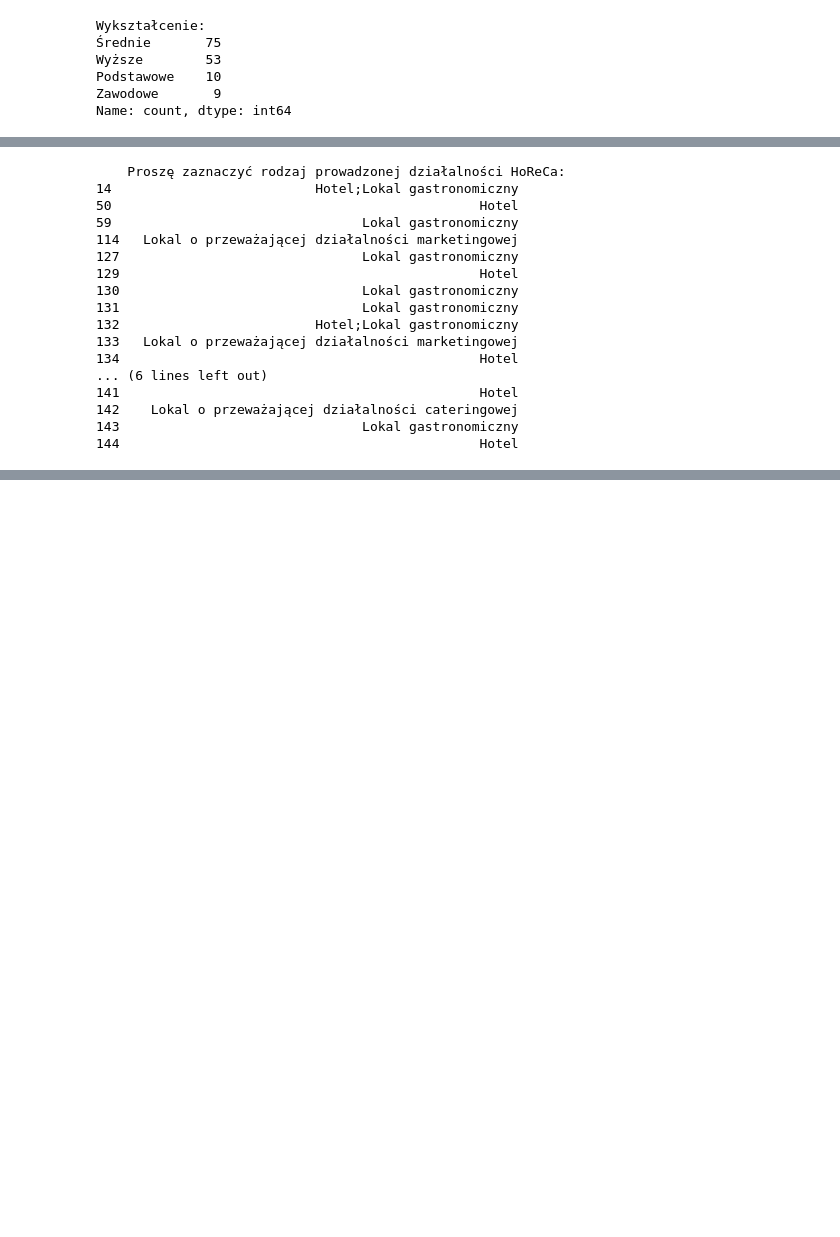
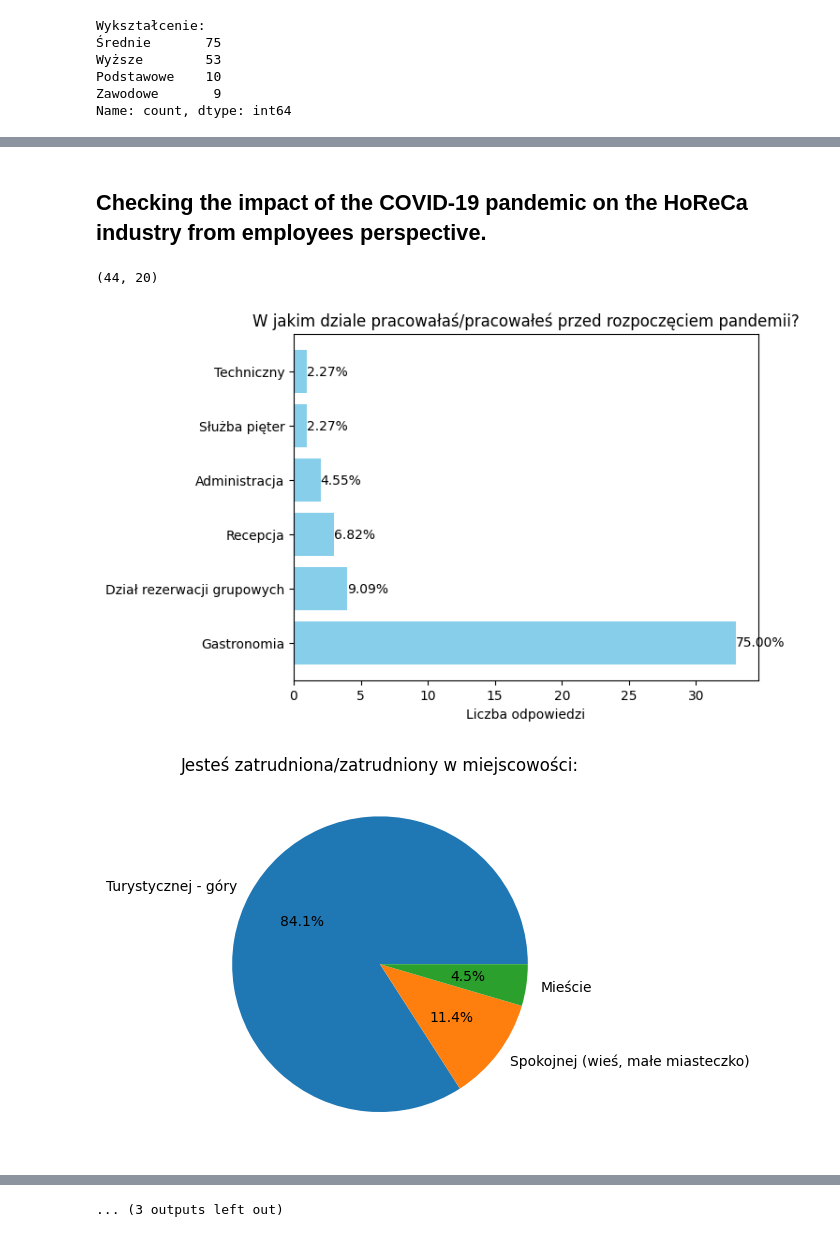
Before and after one commit to ohwhykate/Assessment-of-the-Effects-of-the-COVID-19-Pandemic-on-the-HoReCa-Industry, a Jupyter notebook: my.ipynb, the cells around one changed output, grey strips where cells are left out. Saved outputs shown, nothing was run; the diff lists cells and outputs as text; code cells hidden in the pictures; blank space fills up the shorter version.

```diff
--- a/my.ipynb
+++ b/my.ipynb
@@ -109,22 +141,34 @@ ax[1,1].pie(list((menagerial["Czy konieczna była redukcja zatrudnienia?"].value
-# %%
-menagerial_1=menagerial["Proszę zaznaczyć rodzaj prowadzonej działalności HoReCa:"]
-menagerial_1=pd.DataFrame(menagerial_1)
-print(menagerial_1)
-# %% [output]
-    Proszę zaznaczyć rodzaj prowadzonej działalności HoReCa:
-14                          Hotel;Lokal gastronomiczny
-50                                               Hotel
-59                                Lokal gastronomiczny
-114   Lokal o przeważającej działalności marketingowej
-127                               Lokal gastronomiczny
-129                                              Hotel
-130                               Lokal gastronomiczny
-131                               Lokal gastronomiczny
-132                         Hotel;Lokal gastronomiczny
-133   Lokal o przeważającej działalności marketingowej
-134                                              Hotel
-... (6 lines left out)
-141                                              Hotel
-142    Lokal o przeważającej działalności cateringowej
-143                               Lokal gastronomiczny
-144                                              Hotel
+# %% [markdown]
+## Checking the impact of the COVID-19 pandemic on the HoReCa industry from employees perspective.
+# %%
+employees=(df[df['Proszę zaznaczyć swoje powiązanie z branżą hotelarsko - gastronomiczną']=='Pracownik']).dropna(axis=1, how='all')
+employees.shape
+# %% [output]
+(44, 20)
+# %%
+for i in range(5, 20):
+    column_name = employees.columns[i]
+    values_counts = employees[column_name].value_counts()
+
+    if len(values_counts) <= 5:
+        plt.pie(
+            values_counts,
+            labels=values_counts.index,
+            autopct='%1.1f%%'
+        )
+    else:
+        plt.barh(
+            values_counts.index,
+            values_counts,
+            color='skyblue'
+        )
+        for index, value in enumerate(values_counts):
+            plt.text(value, index, f'{value / sum(values_counts) * 100:.2f}%', ha='left', va='center')
+
+        plt.xlabel('Liczba odpowiedzi')
+
+    plt.title(column_name)
+    plt.show()
+# %% [output]
+[figure, added]
+[figure, added]
@@ -130,0 +185 @@ print(menagerial_1)
+... (3 outputs left out)
```
Also changed, not shown: parts of 13 cells of this notebook.
